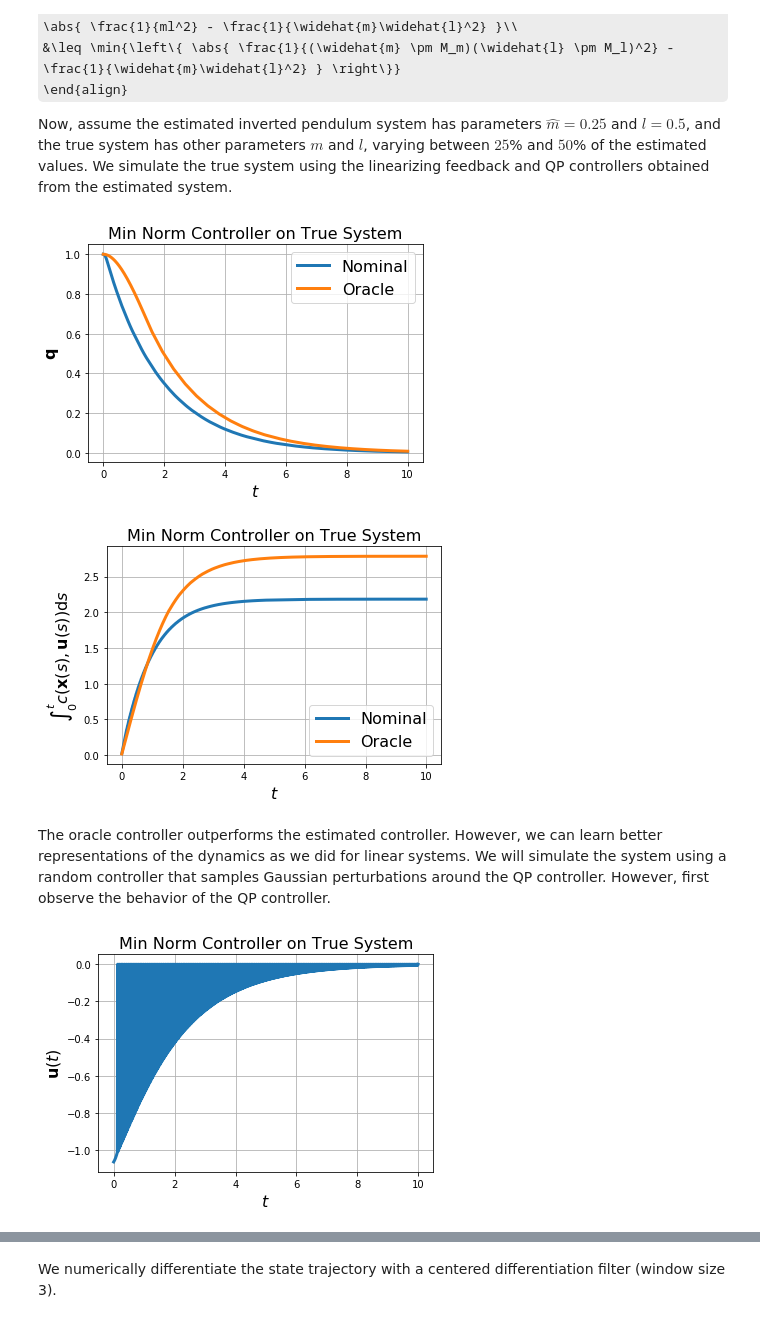
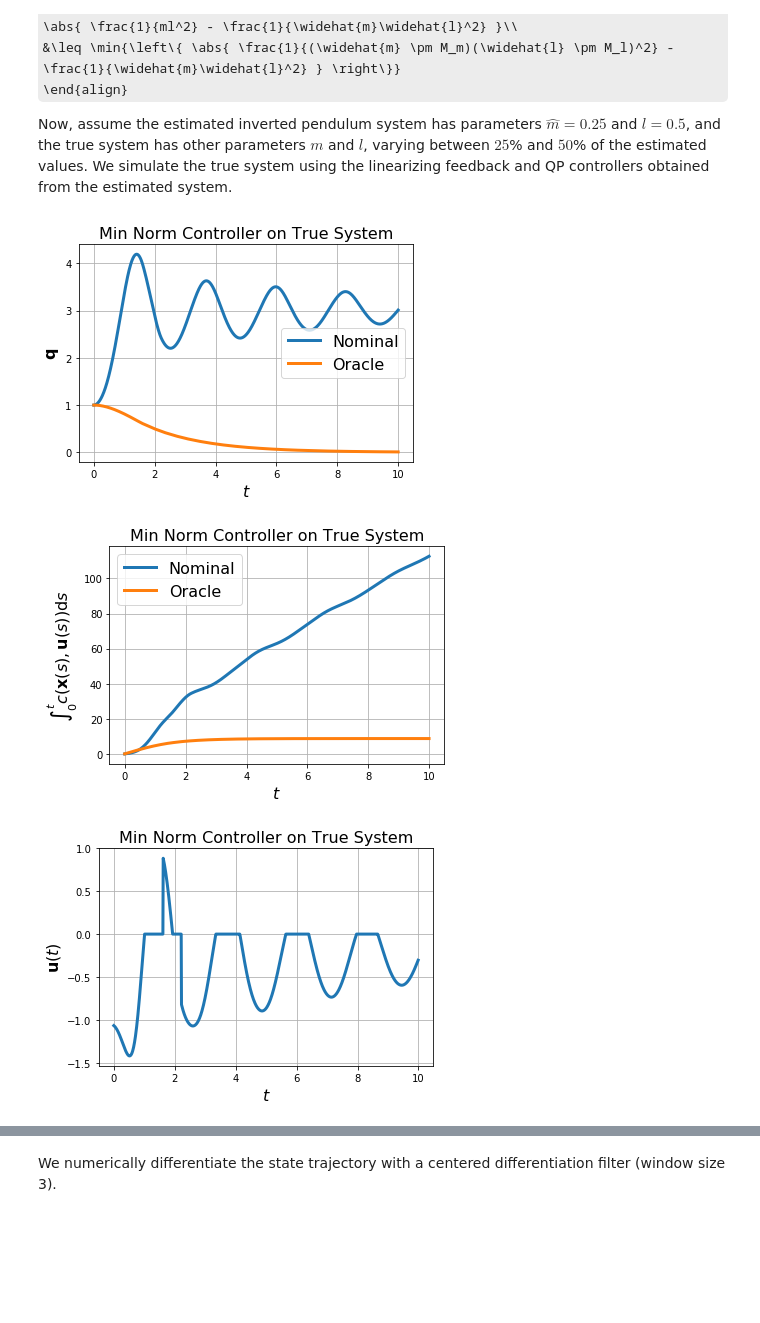
Before and after one commit to vdorobantu/lyapy, a Jupyter notebook: inverted-pendulum.ipynb, the cells around one changed output, grey strips where cells are left out. Drawn from its saved outputs; the diff is of its cells as text; code cells hidden in the pictures; some formulas as TeX source; blank space fills up the shorter version.

Commit message:
Added learned robotic dynamics class, example of repeated experiments for training neural networks

```diff
--- a/inverted-pendulum.ipynb
+++ b/inverted-pendulum.ipynb
@@ -278,8 +278,8 @@ Now, assume the estimated inverted pendulum system has parameters $\widehat{m} =
 m_hat = m
 l_hat = l
 
-m = m_hat + sign(rand() - 0.5) * 0.25 * (rand() + 1) * m
-l = l_hat + sign(rand() - 0.5) * 0.25 * (rand() + 1) * l
+m = m_hat + 0.25 * (rand() + 1) * m_hat
+l = l_hat + 0.25 * (rand() + 1) * l_hat
 
 system_true = InvertedPendulum(m, l, g)
 system_est = InvertedPendulum(m_hat, l_hat, g)
@@ -291,47 +291,43 @@ xs, us = system_true.simulate(x_0, qp_true, ts)
 lqr_costs = lqr_cost(Q, R, xs, us, ts)
 data_qp_true = (xs, lqr_costs)
 
 xs, us = system_true.simulate(x_0, qp_est, ts)
 lqr_costs = lqr_cost(Q, R, xs, us, ts)
 data_qp_est = (xs, lqr_costs)
 
 figure()
 title('Min Norm Controller on True System', fontsize=16)
 xs, lqr_costs = data_qp_est
 plot(ts, xs[:, :n], linewidth=3, label='Nominal')
 xs, lqr_costs = data_qp_true
 plot(ts, xs[:, :n], linewidth=3, label='Oracle')
 grid()
 legend(fontsize=16)
 xlabel('$t$', fontsize=16)
 ylabel('$\\mathbf{q}$', fontsize=16)
-show()
 
 figure()
 title('Min Norm Controller on True System', fontsize=16)
 xs, lqr_costs = data_qp_est
 plot(ts[:-1], lqr_costs, linewidth=3, label='Nominal')
 xs, lqr_costs = data_qp_true
 plot(ts[:-1], lqr_costs, linewidth=3, label='Oracle')
 grid()
 legend(fontsize=16)
 xlabel('$t$', fontsize=16)
 ylabel('$\int_{0}^t c(\mathbf{x}(s), \mathbf{u}(s)) \mathrm{d}s$', fontsize=16)
+
+figure()
+title('Min Norm Controller on True System', fontsize=16)
+xs, lqr_costs = data_qp_est
+plot(ts[:-1], us, linewidth=3)
+grid()
+xlabel('$t$', fontsize=16)
+ylabel('$\\mathbf{u}(t)$', fontsize=16)
+
 show()
 # %% [output]
-[figure, old version]
+[figure, new version]
-[figure, old version]
+[figure, new version]
+[figure, added]
-# %% [markdown]
-The oracle controller outperforms the estimated controller. However, we can learn better representations of the dynamics as we did for linear systems. We will simulate the system using a random controller that samples Gaussian perturbations around the QP controller. However, first observe the behavior of the QP controller.
-# %%
-figure()
-title('Min Norm Controller on True System', fontsize=16)
-xs, lqr_costs = data_qp_est
-plot(ts[:-1], us, linewidth=3)
-grid()
-xlabel('$t$', fontsize=16)
-ylabel('$\\mathbf{u}(t)$', fontsize=16)
-show()
-# %% [output]
-[figure, removed]
 # %% [markdown]
```
Also changed, not shown: parts of 12 cells of this notebook.
